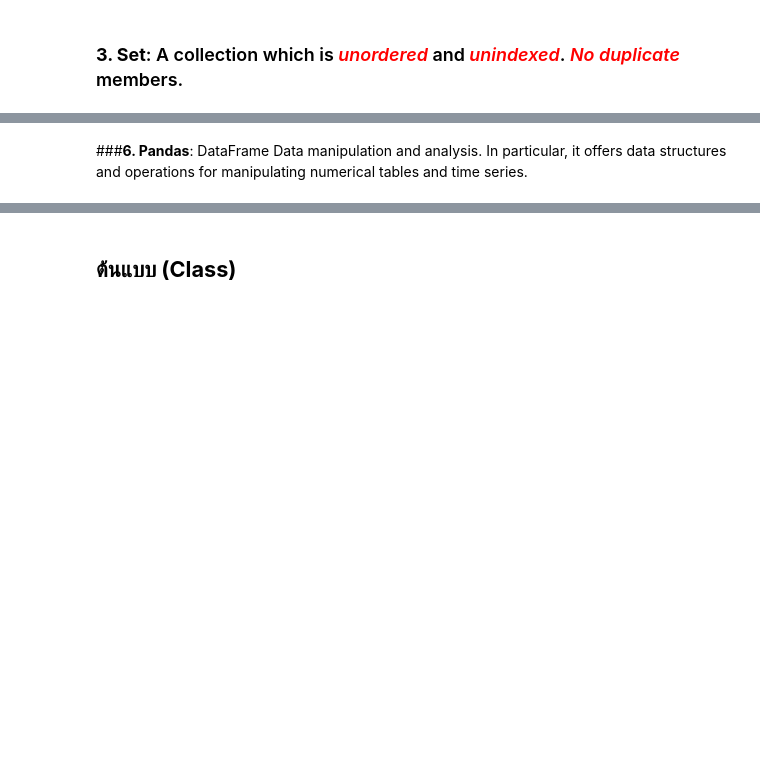
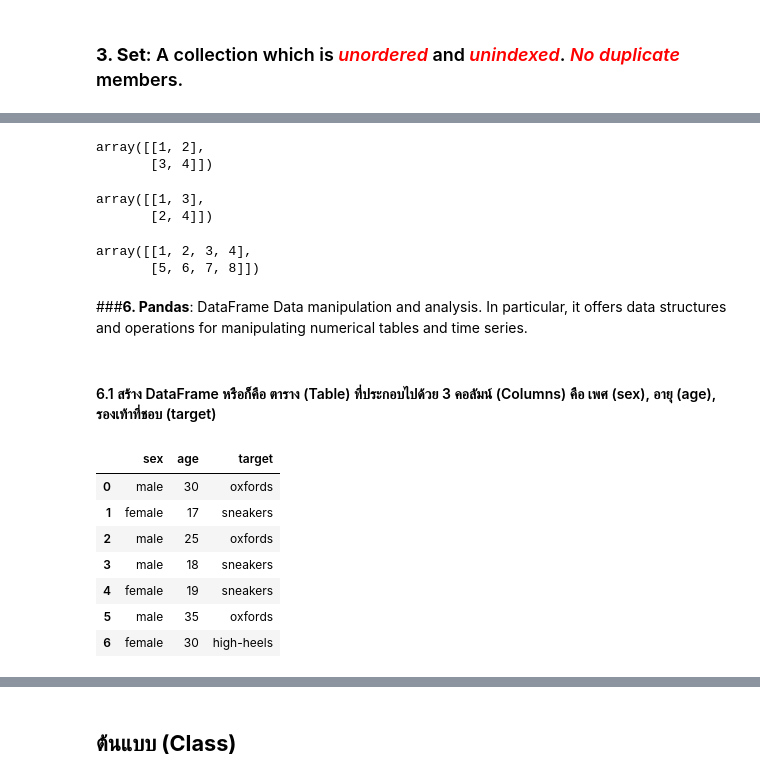
Before and after one commit to kanokwatt/train-2023-10-28, a Jupyter notebook: Python_for_Data_Science.ipynb, the cells around one changed output, grey strips where cells are left out. Saved outputs shown, nothing was run; the diff lists cells and outputs as text; code cells hidden in the pictures; blank space fills up the shorter version.

Commit message:
Python for Data Science

```diff
--- a/Python_for_Data_Science.ipynb
+++ b/Python_for_Data_Science.ipynb
@@ -1875,2 +2177,45 @@ new_data = [1, 4, 9, 16, 25]
+# %%
+arr_2d
+# %% [output]
+array([[1, 2],
+       [3, 4]])
+# %%
+arr_transpose = arr_2d.T
+arr_transpose
+# %% [output]
+array([[1, 3],
+       [2, 4]])
+# %%
+import numpy as np
+
+data =  [[1, 2, 3, 4], [5, 6, 7, 8]]
+
+arr = np.array(data)
+arr
+# %% [output]
+array([[1, 2, 3, 4],
+       [5, 6, 7, 8]])
 # %% [markdown]
 ###**6. Pandas**: DataFrame</b> Data manipulation and analysis. In particular, it offers data structures and operations for manipulating numerical tables and time series.
+# %% [markdown]
+#### 6.1 สร้าง DataFrame หรือก็คือ ตาราง (Table) ที่ประกอบไปด้วย 3 คอลัมน์ (Columns) คือ เพศ (sex), อายุ (age), รองเท้าที่ชอบ (target)
+# %%
+
+import pandas as pd
+
+data = pd.DataFrame({
+    'sex': ['male', 'female', 'male', 'male', 'female', 'male', 'female'],
+    'age': [30, 17, 25, 18, 19, 35, 30],
+    'target': ['oxfords', 'sneakers', 'oxfords', 'sneakers','sneakers', 'oxfords','high-heels']
+})
+
+data
+# %% [output]
+|  | sex | age | target |
+| 0 | male | 30 | oxfords |
+| 1 | female | 17 | sneakers |
+| 2 | male | 25 | oxfords |
+| 3 | male | 18 | sneakers |
+| 4 | female | 19 | sneakers |
+| 5 | male | 35 | oxfords |
+| 6 | female | 30 | high-heels |
```
Also changed, not shown: parts of 34 cells of this notebook.
